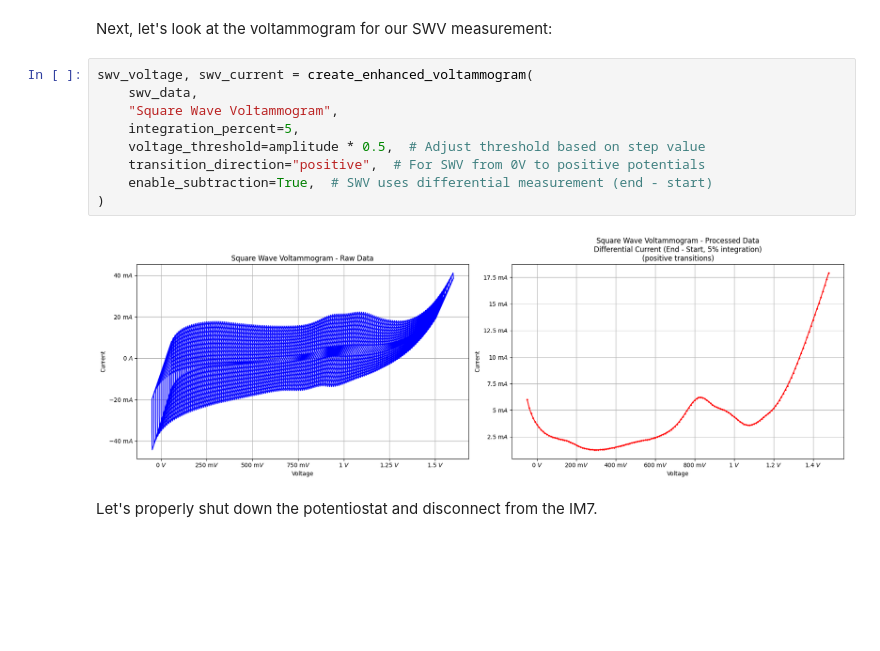
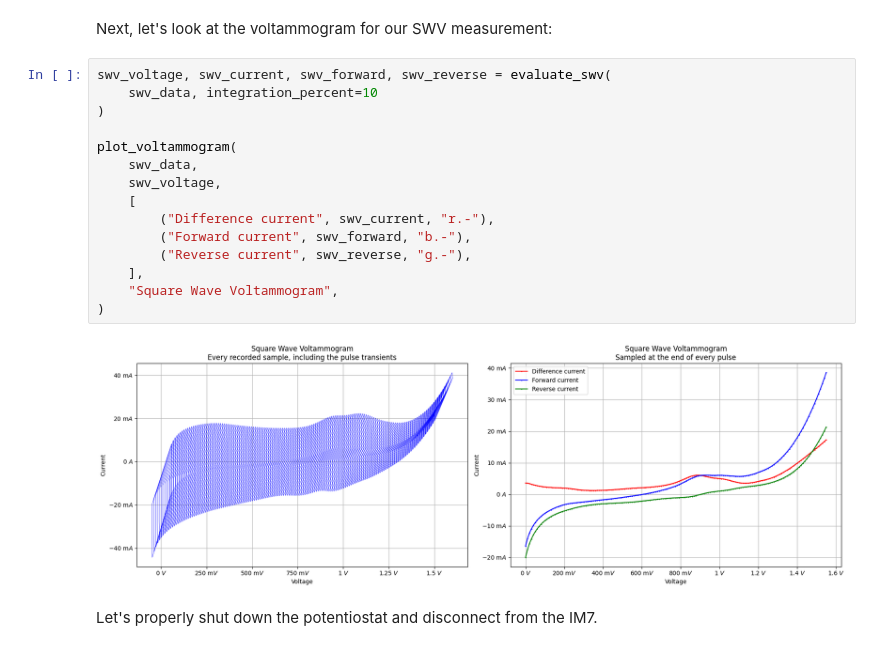
Before and after one commit to Zahner-elektrik/zahner_link, a Jupyter notebook: python/PulseVoltammetry/PulseVoltammetry.ipynb, the cells around one changed output. Drawn from its saved outputs; the diff is of its cells as text; blank space fills up the shorter version.

```diff
--- a/python/PulseVoltammetry/PulseVoltammetry.ipynb
+++ b/python/PulseVoltammetry/PulseVoltammetry.ipynb
@@ -407,16 +644,22 @@ plot_dataset(swv_data, "Square Wave Voltammetry - Time Domain")
 # %% [markdown]
 Next, let's look at the voltammogram for our SWV measurement:
 # %%
-swv_voltage, swv_current = create_enhanced_voltammogram(
+swv_voltage, swv_current, swv_forward, swv_reverse = evaluate_swv(
+    swv_data, integration_percent=10
+)
+
+plot_voltammogram(
     swv_data,
+    swv_voltage,
+    [
+        ("Difference current", swv_current, "r.-"),
+        ("Forward current", swv_forward, "b.-"),
+        ("Reverse current", swv_reverse, "g.-"),
+    ],
     "Square Wave Voltammogram",
-    integration_percent=5,
-    voltage_threshold=amplitude * 0.5,  # Adjust threshold based on step value
-    transition_direction="positive",  # For SWV from 0V to positive potentials
-    enable_subtraction=True,  # SWV uses differential measurement (end - start)
 )
 # %% [output]
-[figure, old version]
+[figure, new version]
 # %% [markdown]
 Let's properly shut down the potentiostat and disconnect from the IM7.
 # %%
```
Also changed, not shown: parts of 13 cells of this notebook, 31 other files.
